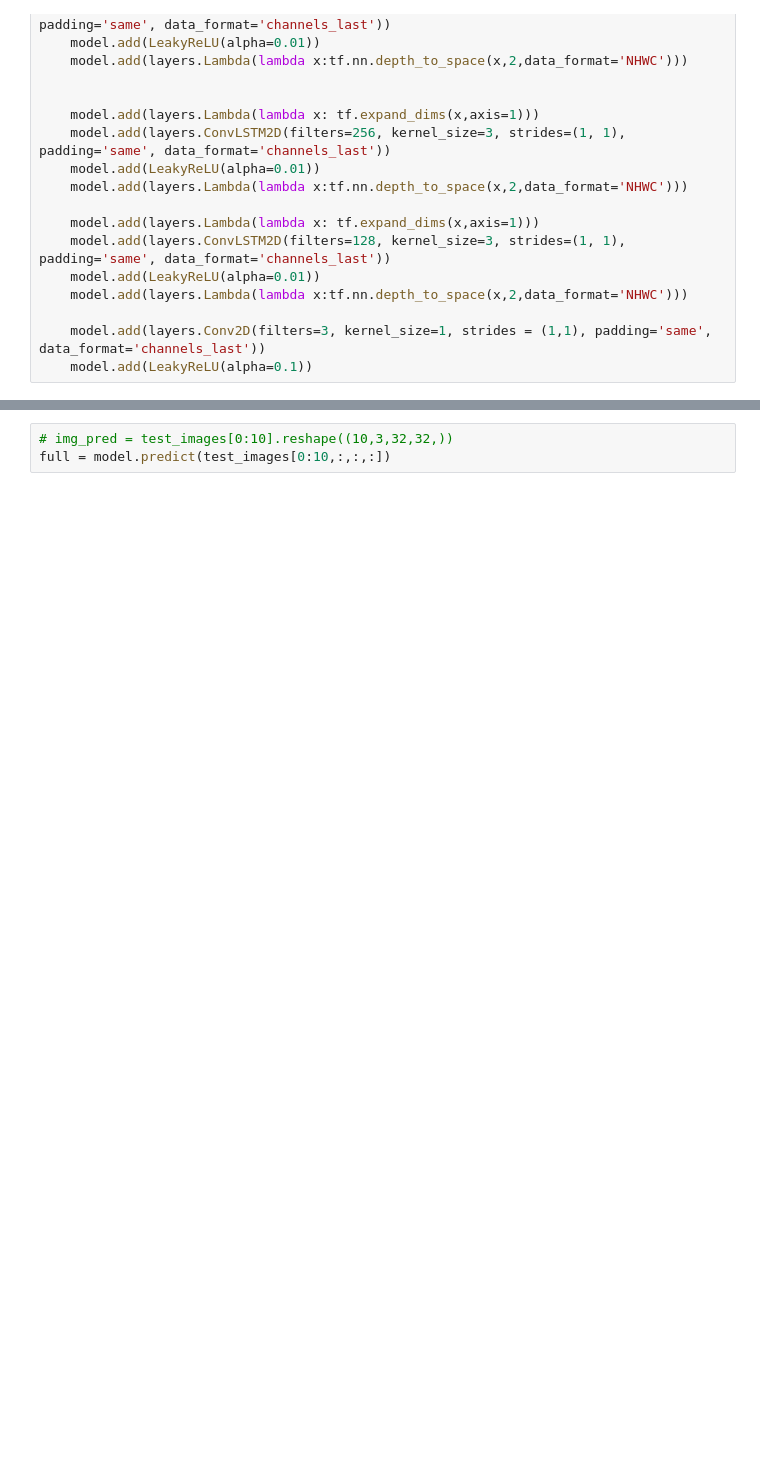
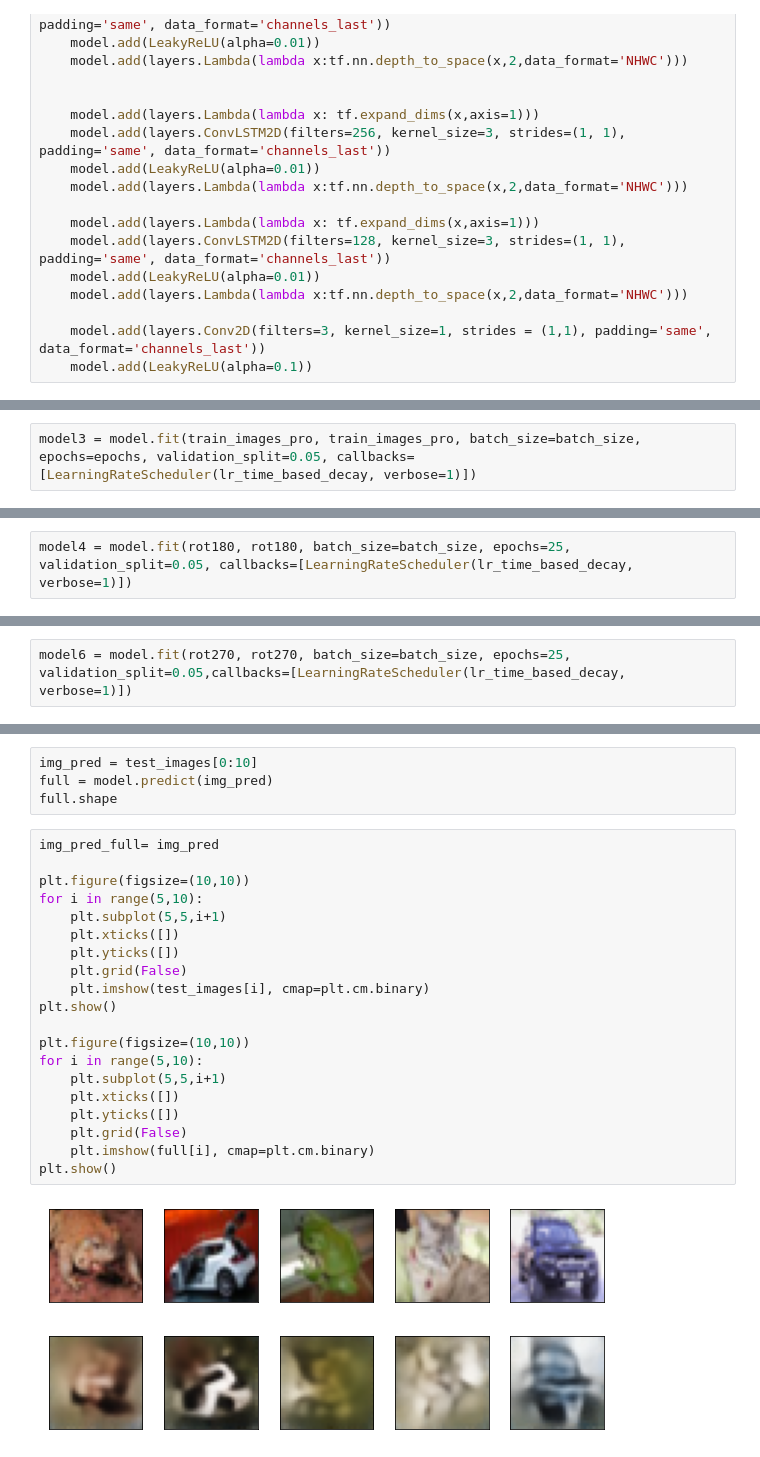
Before and after one commit to ChristopheBrown/e6998_img_compression, a Jupyter notebook: sandbox2.ipynb, the cells around one changed output, grey strips where cells are left out. Cells and saved outputs as stored; diff of their text form; blank space fills up the shorter version.

```diff
--- a/sandbox2.ipynb
+++ b/sandbox2.ipynb
@@ -122,0 +131,2 @@ plt.show()
+# %%
+model3 = model.fit(train_images_pro, train_images_pro, batch_size=batch_size, epochs=epochs, validation_split=0.05, callbacks=[LearningRateScheduler(lr_time_based_decay, verbose=1)])
@@ -122,0 +151,2 @@ plt.show()
+# %%
+model4 = model.fit(rot180, rot180, batch_size=batch_size, epochs=25, validation_split=0.05, callbacks=[LearningRateScheduler(lr_time_based_decay, verbose=1)])
@@ -122,0 +171,2 @@ plt.show()
+# %%
+model6 = model.fit(rot270, rot270, batch_size=batch_size, epochs=25, validation_split=0.05,callbacks=[LearningRateScheduler(lr_time_based_decay, verbose=1)])
@@ -123,5 +191,29 @@ plt.show()
 # %%
-# img_pred = test_images[0:10].reshape((10,3,32,32,))
-full = model.predict(test_images[0:10,:,:,:])
+img_pred = test_images[0:10]
+full = model.predict(img_pred)
+full.shape
+# %%
+img_pred_full= img_pred
+
+plt.figure(figsize=(10,10))
+for i in range(5,10):
+    plt.subplot(5,5,i+1)
+    plt.xticks([])
+    plt.yticks([])
+    plt.grid(False)
+    plt.imshow(test_images[i], cmap=plt.cm.binary)
+plt.show()
+
+plt.figure(figsize=(10,10))
+for i in range(5,10):
+    plt.subplot(5,5,i+1)
+    plt.xticks([])
+    plt.yticks([])
+    plt.grid(False)
+    plt.imshow(full[i], cmap=plt.cm.binary)
+plt.show()
+# %% [output]
+[figure, added]
+[figure, added]
 # %%
 plt.plot(model3.history["val_SSIMLoss"])
```
Also changed, not shown: parts of 21 cells of this notebook.
